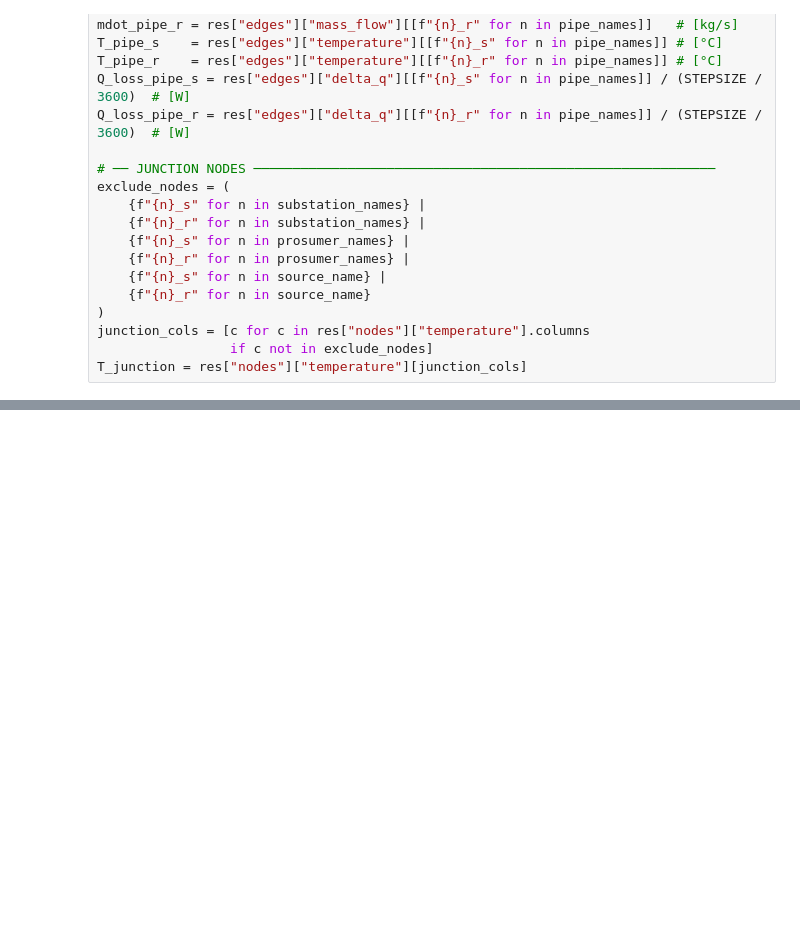
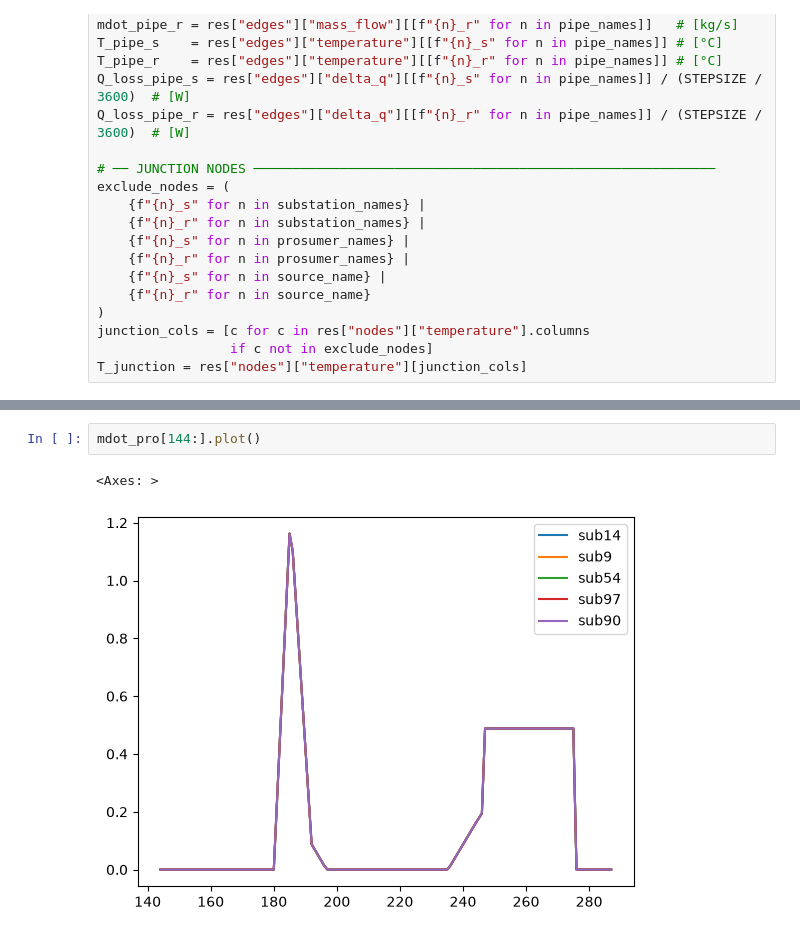
Before and after one commit to SarFerr/dhn-benchmark, a Jupyter notebook: archetypes_generation/archetypes/DHN_TG_5G_M_M_BASE/model_pydhn.ipynb, the cells around one changed output, grey strips where cells are left out. Drawn from its saved outputs; the diff is of its cells as text; blank space fills up the shorter version.

```diff
--- a/archetypes_generation/archetypes/DHN_TG_5G_M_M_BASE/model_pydhn.ipynb
+++ b/archetypes_generation/archetypes/DHN_TG_5G_M_M_BASE/model_pydhn.ipynb
@@ -395,0 +410,5 @@ T_junction = res["nodes"]["temperature"][junction_cols]
+# %%
+mdot_pro[144:].plot()
+# %% [output]
+<Axes: >
+[figure, added]
```
Also changed, not shown: parts of 10 cells of this notebook, 3 other files.
